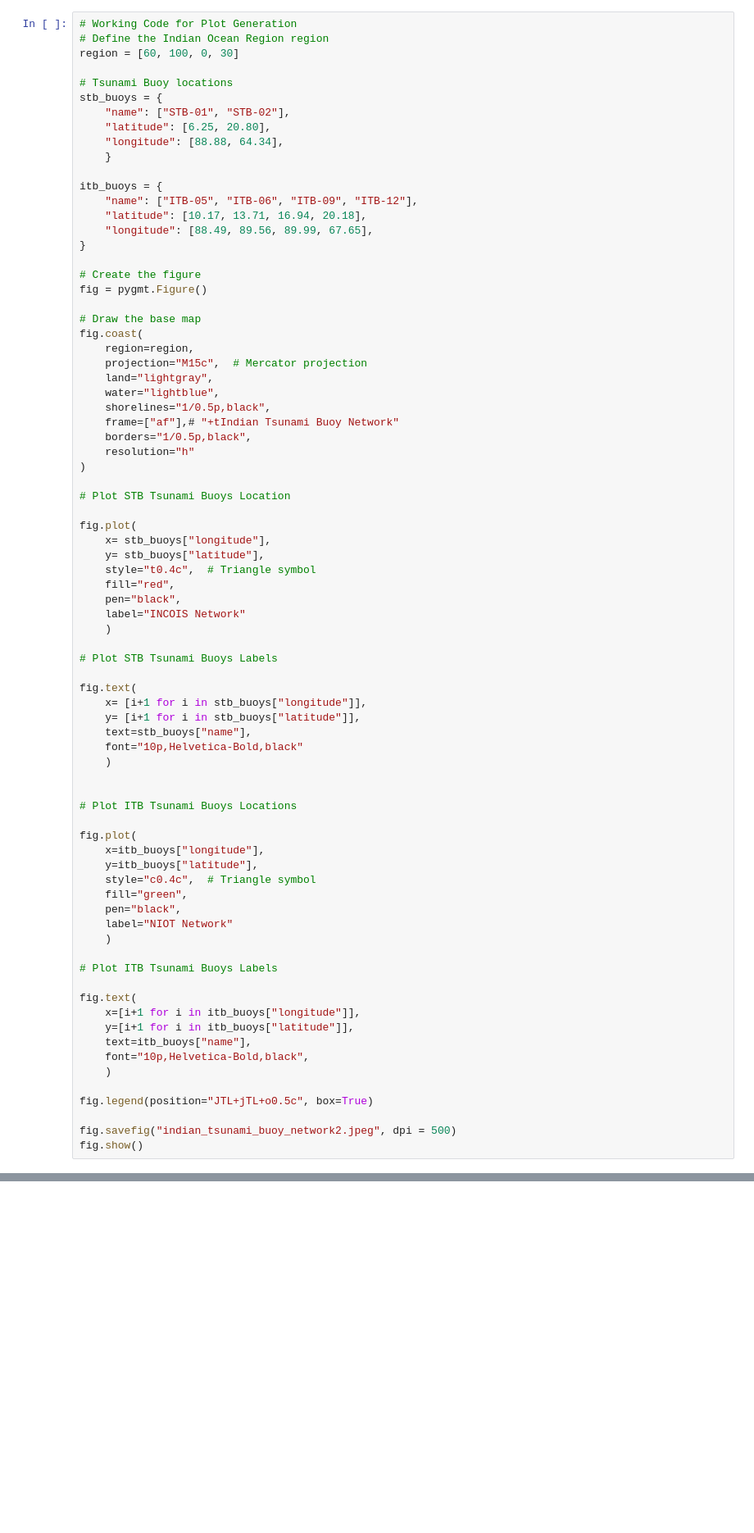
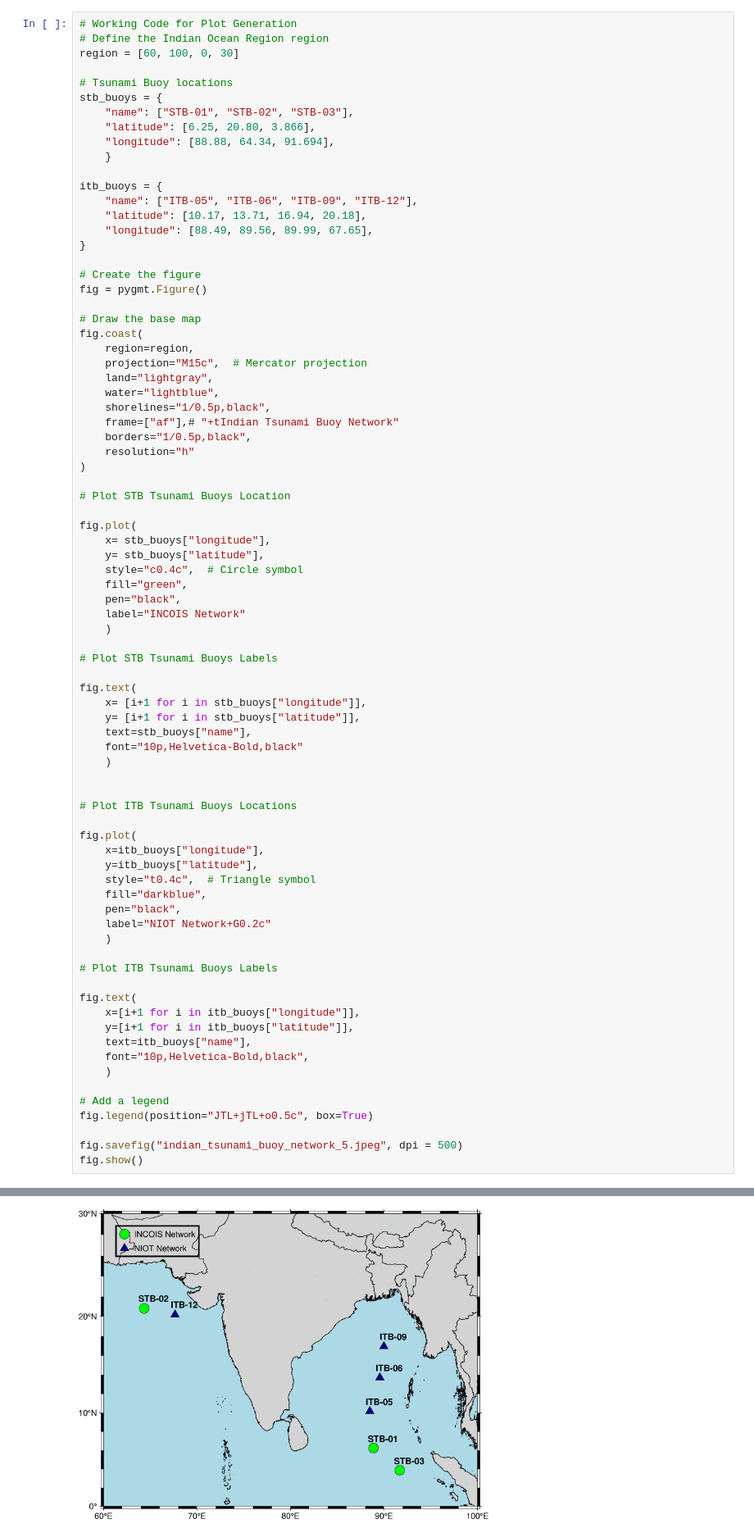
Before and after one commit to ravi19ved/my_projects, a Jupyter notebook: map_work/tsunami_buoy_network.ipynb, the cells around one changed output, grey strips where cells are left out. Shown at 82% size. Cells and saved outputs as stored; diff of their text form; blank space fills up the shorter version.

```diff
--- a/map_work/tsunami_buoy_network.ipynb
+++ b/map_work/tsunami_buoy_network.ipynb
@@ -10,9 +10,9 @@ region = [60, 100, 0, 30]
 
 # Tsunami Buoy locations
 stb_buoys = {
-    "name": ["STB-01", "STB-02"],
-    "latitude": [6.25, 20.80],
-    "longitude": [88.88, 64.34],
+    "name": ["STB-01", "STB-02", "STB-03"],
+    "latitude": [6.25, 20.80, 3.866],
+    "longitude": [88.88, 64.34, 91.694],
     }
 
 itb_buoys = {
@@ -41,8 +41,8 @@ fig.coast(
 fig.plot(
     x= stb_buoys["longitude"],
     y= stb_buoys["latitude"],
-    style="t0.4c",  # Triangle symbol
-    fill="red",
+    style="c0.4c",  # Circle symbol
+    fill="green",
     pen="black",
     label="INCOIS Network"
     )
@@ -62,10 +62,10 @@ fig.text(
 fig.plot(
     x=itb_buoys["longitude"],
     y=itb_buoys["latitude"],
-    style="c0.4c",  # Triangle symbol
-    fill="green",
+    style="t0.4c",  # Triangle symbol
+    fill="darkblue",
     pen="black",
-    label="NIOT Network"
+    label="NIOT Network+G0.2c"
     )
 
 # Plot ITB Tsunami Buoys Labels
@@ -77,8 +77,9 @@ fig.text(
     font="10p,Helvetica-Bold,black",
     )
 
+# Add a legend
 fig.legend(position="JTL+jTL+o0.5c", box=True)
 
-fig.savefig("indian_tsunami_buoy_network2.jpeg", dpi = 500)
+fig.savefig("indian_tsunami_buoy_network_5.jpeg", dpi = 500)
 fig.show()
 # %% [output]
@@ -86,3 +86,4 @@ FileExistsError: [WinError 183] Cannot create a file when that file already exis
+[figure, added]
 # %%
 # Working Code for Plot Generation Without Legend
 # Define the Indian Ocean Region region
```
Also changed, not shown: parts of 1 cell of this notebook, 14 other files.
